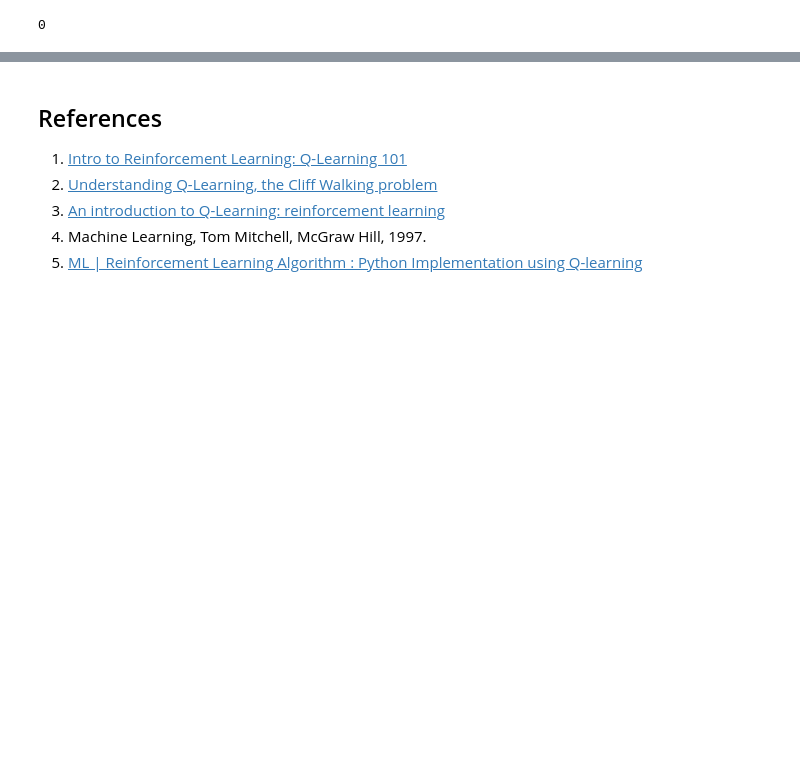
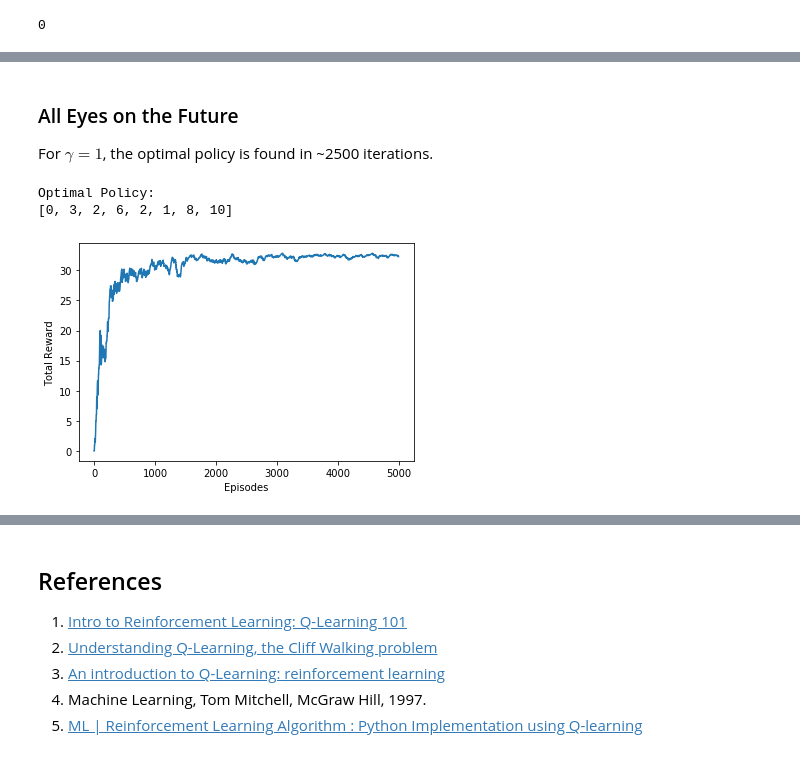
Before and after one commit to duyqu-chan/Reinforcement-Learning, a Jupyter notebook: Optimal_Path_Finding.ipynb, the cells around one changed output, grey strips where cells are left out. Saved outputs shown, nothing was run; the diff lists cells and outputs as text; code cells hidden in the pictures; blank space fills up the shorter version.

```diff
--- a/Optimal_Path_Finding.ipynb
+++ b/Optimal_Path_Finding.ipynb
@@ -232,0 +285,53 @@ Optimal Policy:
+# %% [markdown]
+### All Eyes on the Future
+
+For $\gamma=1$, the optimal policy is found in ~2500 iterations.
+# %%
+Q = np.matrix(np.zeros([N, N]))
+import numpy as np
+N = 11 #size of reward matrix
+R = np.matrix(np.ones(shape =(N, N))) #initialize an NxN matrix for reward
+R *= -1 #set all entries to -1 (assuming unallowed transition)
+
+for node in edges: #loop over nodes
+    #print(node)
+    if node[1] == 10:    #if the transition of interest leads to the goal state,
+        R[node] = 1      #give a reward.
+    else:                #if not,
+        R[node] = 0      #no reward.
+
+R[10, 10]= 1 #the closed loop from goal to goal is rewarded to force staying action
+gamma = 1
+scores = [] #initialize an empty array for scores gained durint training
+for i in range(5000):
+    current_state = np.random.randint(0, int(Q.shape[0]))
+    available_node =possible_transitions(current_state)
+    action = next_state(available_node)
+    score = update(current_state, action, gamma)
+    scores.append(score)
+
+current_state = 0 #current state is initialized to origin (0th node) at start
+path = [current_state] #an array to keep the path to be followed
+
+while current_state != 10: #while we are far away from the goal continue
+    #find action to be taken (i.e. succeeding state to be traveled)
+    next_step_index = np.where(Q[current_state, ] == np.max(Q[current_state, ]))[1]
+    if next_step_index.shape[0] > 1: #if there are more than one such states
+        #choose one of them randomly
+        next_step_index = int(np.random.choice(next_step_index, size = 1))
+    else: #if not
+        next_step_index = int(next_step_index) #stick to that action
+    path.append(next_step_index) #append optimal succeeding action to the list
+    current_state = next_step_index #update the state
+
+print("Optimal Policy:")
+print(path)
+
+pl.plot(scores)
+pl.xlabel('Episodes')
+pl.ylabel('Total Reward')
+pl.show()
+# %% [output]
+Optimal Policy:
+[0, 3, 2, 6, 2, 1, 8, 10]
+[figure, added]
```
Also changed, not shown: parts of 15 cells of this notebook.
